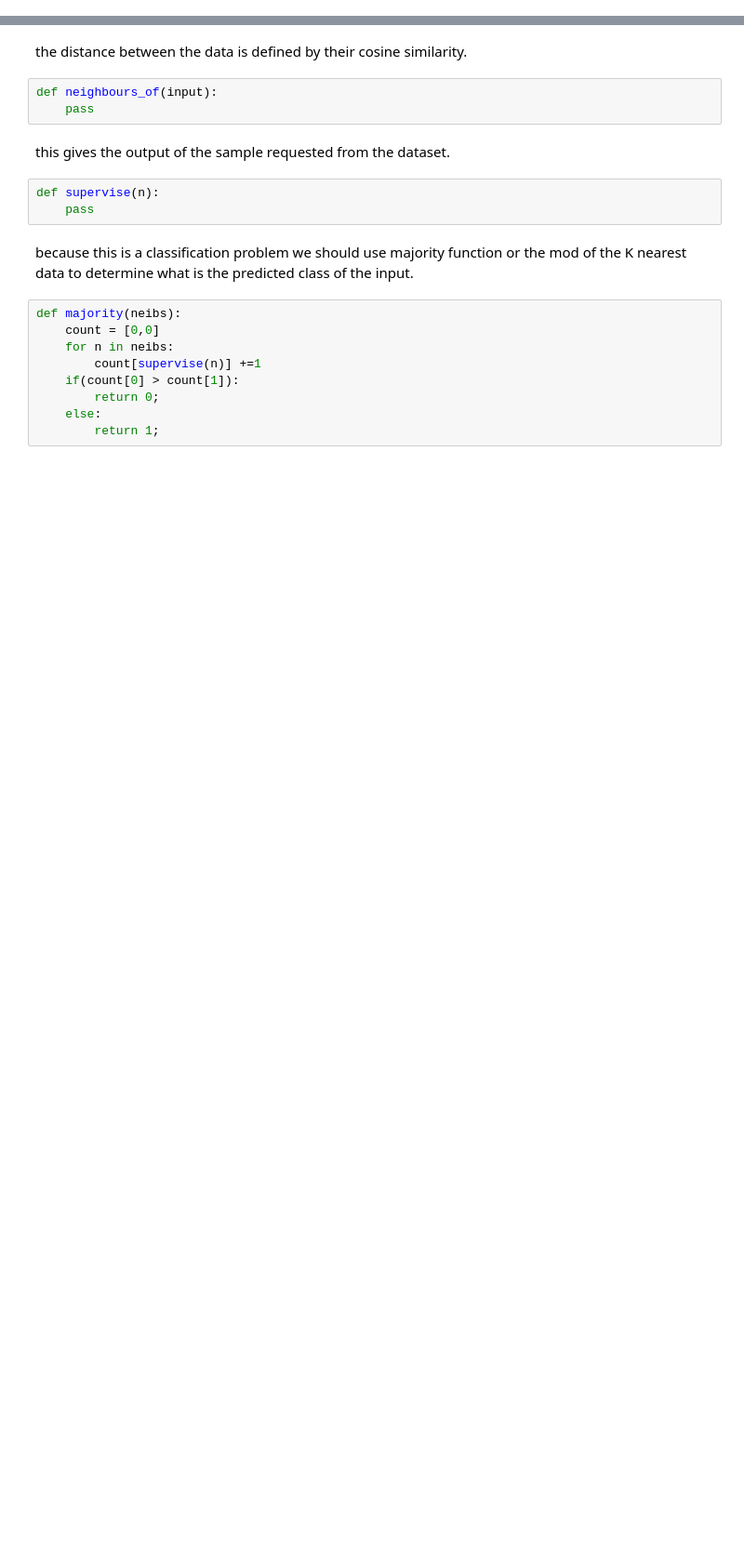
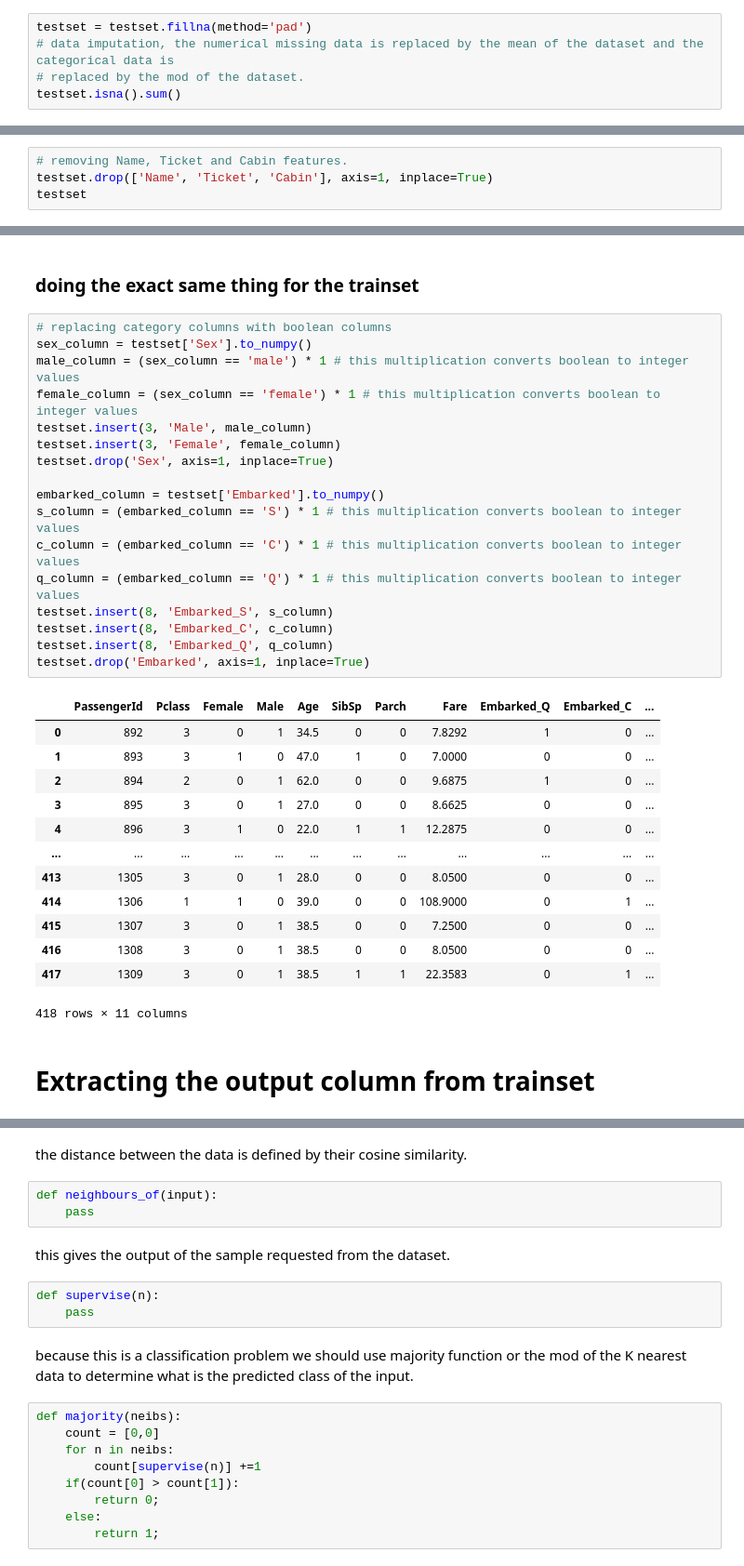
Before and after one commit to ph504/survivability-titanics-modeling, a Jupyter notebook: jupyter notebook/KNN-SVM-CI-HW2.ipynb, the cells around one changed output, grey strips where cells are left out. Shown at 93% size. Saved outputs shown, nothing was run; the diff lists cells and outputs as text; blank space fills up the shorter version.

```diff
--- a/jupyter notebook/KNN-SVM-CI-HW2.ipynb
+++ b/jupyter notebook/KNN-SVM-CI-HW2.ipynb
@@ -9,0 +104,5 @@ trainset = pd.read_csv('../DATA/')
+# %%
+testset = testset.fillna(method='pad')
+# data imputation, the numerical missing data is replaced by the mean of the dataset and the categorical data is
+# replaced by the mod of the dataset.
+testset.isna().sum()
@@ -9,0 +145,4 @@ trainset = pd.read_csv('../DATA/')
+# %%
+# removing Name, Ticket and Cabin features.
+testset.drop(['Name', 'Ticket', 'Cabin'], axis=1, inplace=True)
+testset
@@ -9,0 +223,35 @@ trainset = pd.read_csv('../DATA/')
+# %% [markdown]
+### doing the exact same thing for the trainset
+# %%
+# replacing category columns with boolean columns
+sex_column = testset['Sex'].to_numpy()
+male_column = (sex_column == 'male') * 1 # this multiplication converts boolean to integer values
+female_column = (sex_column == 'female') * 1 # this multiplication converts boolean to integer values
+testset.insert(3, 'Male', male_column)
+testset.insert(3, 'Female', female_column)
+testset.drop('Sex', axis=1, inplace=True)
+
+embarked_column = testset['Embarked'].to_numpy()
+s_column = (embarked_column == 'S') * 1 # this multiplication converts boolean to integer values
+c_column = (embarked_column == 'C') * 1 # this multiplication converts boolean to integer values
+q_column = (embarked_column == 'Q') * 1 # this multiplication converts boolean to integer values
+testset.insert(8, 'Embarked_S', s_column)
+testset.insert(8, 'Embarked_C', c_column)
+testset.insert(8, 'Embarked_Q', q_column)
+testset.drop('Embarked', axis=1, inplace=True)
+# %% [output]
+|  | PassengerId | Pclass | Female | Male | Age | SibSp | Parch | Fare | Embarked_Q | Embarked_C | ... |
+| 0 | 892 | 3 | 0 | 1 | 34.5 | 0 | 0 | 7.8292 | 1 | 0 | ... |
+| 1 | 893 | 3 | 1 | 0 | 47.0 | 1 | 0 | 7.0000 | 0 | 0 | ... |
+| 2 | 894 | 2 | 0 | 1 | 62.0 | 0 | 0 | 9.6875 | 1 | 0 | ... |
+| 3 | 895 | 3 | 0 | 1 | 27.0 | 0 | 0 | 8.6625 | 0 | 0 | ... |
+| 4 | 896 | 3 | 1 | 0 | 22.0 | 1 | 1 | 12.2875 | 0 | 0 | ... |
+| ... | ... | ... | ... | ... | ... | ... | ... | ... | ... | ... | ... |
+| 413 | 1305 | 3 | 0 | 1 | 28.0 | 0 | 0 | 8.0500 | 0 | 0 | ... |
+| 414 | 1306 | 1 | 1 | 0 | 39.0 | 0 | 0 | 108.9000 | 0 | 1 | ... |
+| 415 | 1307 | 3 | 0 | 1 | 38.5 | 0 | 0 | 7.2500 | 0 | 0 | ... |
+| 416 | 1308 | 3 | 0 | 1 | 38.5 | 0 | 0 | 8.0500 | 0 | 0 | ... |
+| 417 | 1309 | 3 | 0 | 1 | 38.5 | 1 | 1 | 22.3583 | 0 | 1 | ... |
+418 rows × 11 columns
+# %% [markdown]
+# Extracting the output column from trainset
```
Also changed, not shown: parts of 27 cells of this notebook.
